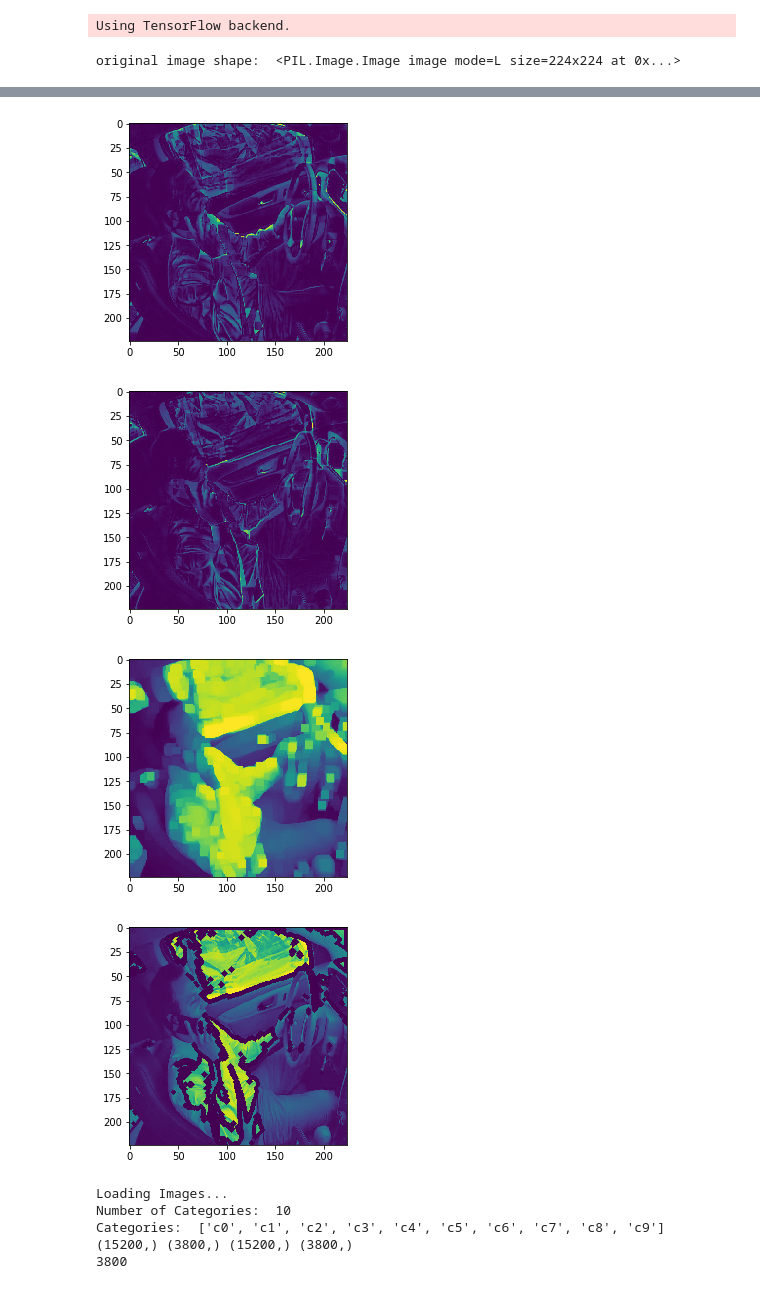
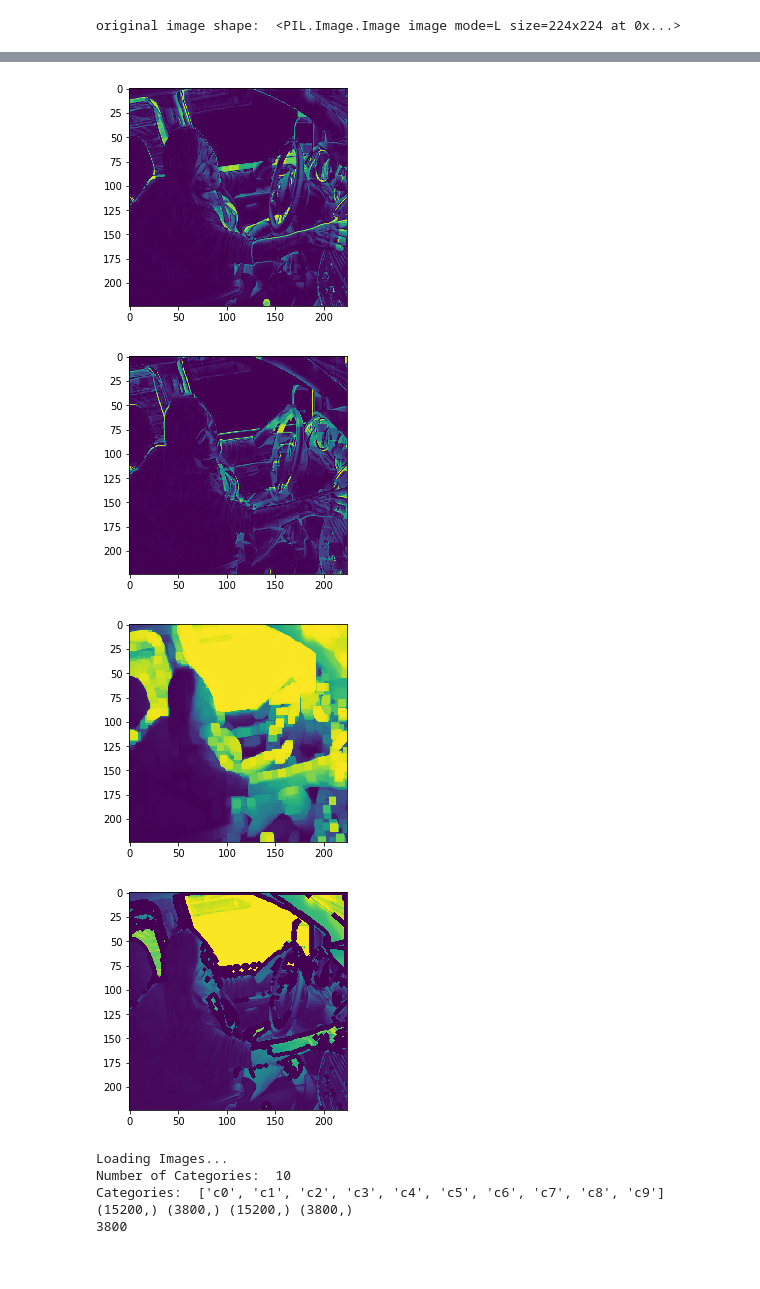
Before and after one commit to pushkarv/machine-learning, a Jupyter notebook: projects/capstone/image_test.ipynb, the cells around one changed output, grey strips where cells are left out. Drawn from its saved outputs; the diff is of its cells as text; code cells hidden in the pictures.

```diff
--- a/projects/capstone/image_test.ipynb
+++ b/projects/capstone/image_test.ipynb
@@ -69,7 +69,7 @@ def hisEqulColor(img):
     cv2.cvtColor(ycrcb,cv2.COLOR_YCR_CB2BGR,img)
     return img
 
-img = image.load_img('./images/train/c2/img_186.jpg', target_size=(224, 224), grayscale=True)
+img = image.load_img('./images/train/c5/img_56.jpg', target_size=(224, 224), grayscale=True)
 print("original image shape: ", img)
 img = np.array(img)
 # eq_img = equalize_histogram(img,16)
@@ -103,5 +103,4 @@ contour = cv2.drawContours(img, contours, -1, (0,255,0), 3)
 plt.imshow(contour)
 plt.show()
 # %% [output]
-Using TensorFlow backend.
+original image shape:  <PIL.Image.Image image mode=L size=224x224 at 0x...>
-original image shape:  <PIL.Image.Image image mode=L size=224x224 at 0x...>
@@ -110,7 +109,7 @@ original image shape:  <PIL.Image.Image image mode=L size=224x224 at 0x...>
-[figure, old version]
+[figure, new version]
-[figure, old version]
+[figure, new version]
-[figure, old version]
+[figure, new version]
-[figure, old version]
+[figure, new version]
 # %%
 from sklearn.metrics import confusion_matrix
 from keras.models import load_model
```
Also changed, not shown: parts of 1 cell of this notebook, 1 other file.
